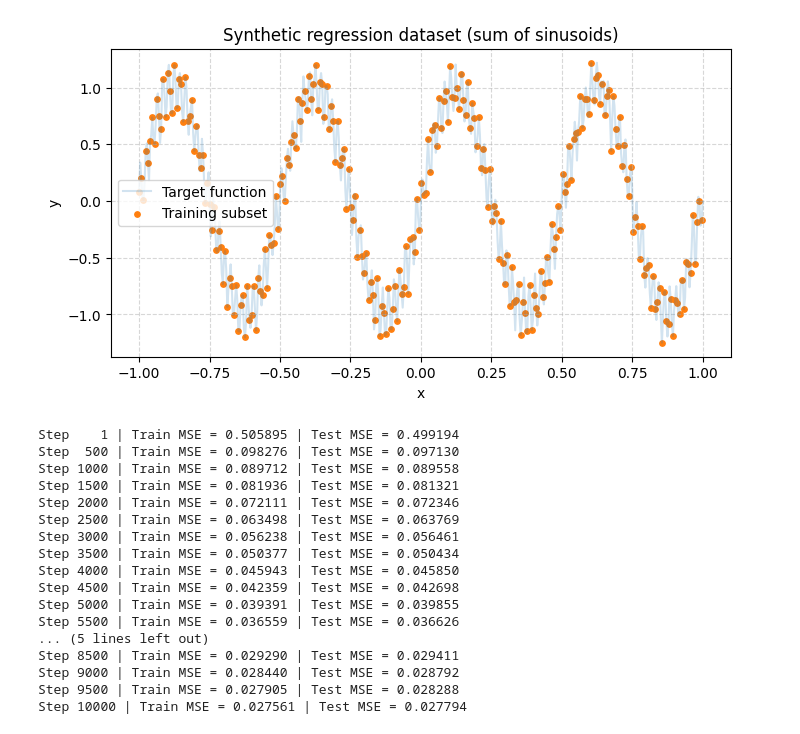
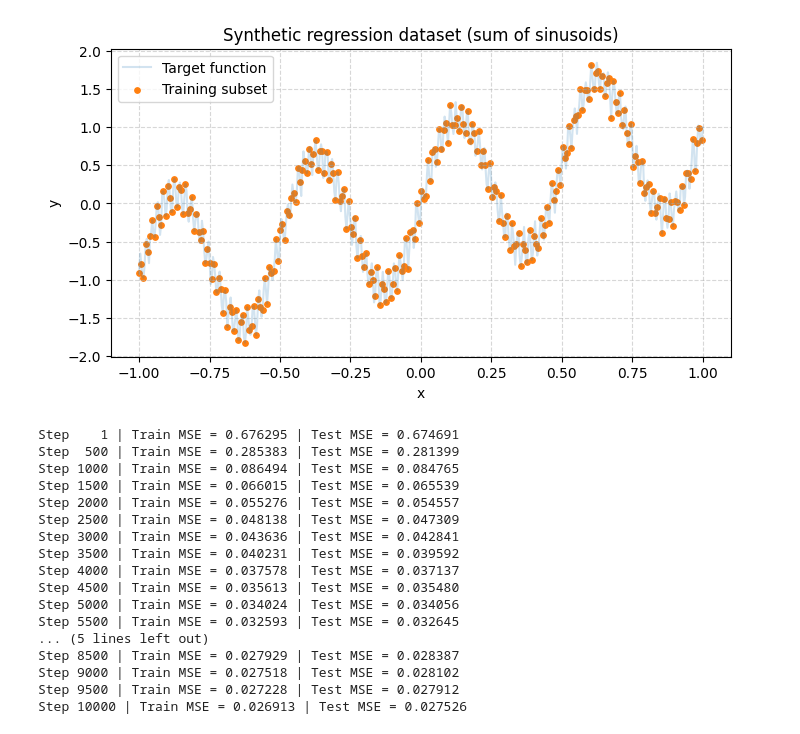
Before and after one commit to obi-wan-shinobi/msc-thesis, a Jupyter notebook: code/notebooks/simple-mlp-on-sinusoids.ipynb, the cells around one changed output. Cells and saved outputs as stored; diff of their text form; code cells hidden in the pictures.

```diff
--- a/code/notebooks/simple-mlp-on-sinusoids.ipynb
+++ b/code/notebooks/simple-mlp-on-sinusoids.ipynb
@@ -7,33 +7,33 @@ import matplotlib.pyplot as plt
 # %%
 # -----------------------------
 # 1. Generate data
 # -----------------------------
 key = random.PRNGKey(0)
 x = jnp.linspace(-1.0, 1.0, 512).reshape(-1, 1)
 
 # target function (sum of sinusoids)
 low = jnp.sin(4 * jnp.pi * x)
 high = 0.2 * jnp.sin(100 * jnp.pi * x)
 noise = 0.05 * jax.random.normal(key, x.shape)
 
-y = low + high + noise   # shape [N,1]
+y = low + high + noise + x   # shape [N,1]
 
 # train/test split
 X_train, y_train = x[0::2], y[0::2]
 X_test,  y_test  = x[1::2], y[1::2]
 
 # visualize full dataset
 plt.figure(figsize=(8, 4))
 plt.plot(x, y, label='Target function', color='C0', alpha=0.2)
 plt.scatter(X_train, y_train, color='C1', s=15, alpha=1, label='Training subset')
 plt.title("Synthetic regression dataset (sum of sinusoids)")
 plt.xlabel("x")
 plt.ylabel("y")
 plt.legend()
 plt.grid(True, ls='--', alpha=0.5)
 plt.show()
 # %% [output]
-[figure, old version]
+[figure, new version]
 # %%
 # -----------------------------
 # 2. Define MLP
@@ -79,23 +79,23 @@ for step in range(1, num_steps + 1):
         te = loss_fn(p, X_test, y_test)
         print(f"Step {step:4d} | Train MSE = {tr:.6f} | Test MSE = {te:.6f}")
 # %% [output]
-Step    1 | Train MSE = 0.505895 | Test MSE = 0.499194
-Step  500 | Train MSE = 0.098276 | Test MSE = 0.097130
-Step 1000 | Train MSE = 0.089712 | Test MSE = 0.089558
-Step 1500 | Train MSE = 0.081936 | Test MSE = 0.081321
-Step 2000 | Train MSE = 0.072111 | Test MSE = 0.072346
-Step 2500 | Train MSE = 0.063498 | Test MSE = 0.063769
-Step 3000 | Train MSE = 0.056238 | Test MSE = 0.056461
-Step 3500 | Train MSE = 0.050377 | Test MSE = 0.050434
-Step 4000 | Train MSE = 0.045943 | Test MSE = 0.045850
-Step 4500 | Train MSE = 0.042359 | Test MSE = 0.042698
-Step 5000 | Train MSE = 0.039391 | Test MSE = 0.039855
-Step 5500 | Train MSE = 0.036559 | Test MSE = 0.036626
+Step    1 | Train MSE = 0.676295 | Test MSE = 0.674691
+Step  500 | Train MSE = 0.285383 | Test MSE = 0.281399
+Step 1000 | Train MSE = 0.086494 | Test MSE = 0.084765
+Step 1500 | Train MSE = 0.066015 | Test MSE = 0.065539
+Step 2000 | Train MSE = 0.055276 | Test MSE = 0.054557
+Step 2500 | Train MSE = 0.048138 | Test MSE = 0.047309
+Step 3000 | Train MSE = 0.043636 | Test MSE = 0.042841
+Step 3500 | Train MSE = 0.040231 | Test MSE = 0.039592
+Step 4000 | Train MSE = 0.037578 | Test MSE = 0.037137
+Step 4500 | Train MSE = 0.035613 | Test MSE = 0.035480
+Step 5000 | Train MSE = 0.034024 | Test MSE = 0.034056
+Step 5500 | Train MSE = 0.032593 | Test MSE = 0.032645
 ... (5 lines left out)
-Step 8500 | Train MSE = 0.029290 | Test MSE = 0.029411
-Step 9000 | Train MSE = 0.028440 | Test MSE = 0.028792
-Step 9500 | Train MSE = 0.027905 | Test MSE = 0.028288
-Step 10000 | Train MSE = 0.027561 | Test MSE = 0.027794
+Step 8500 | Train MSE = 0.027929 | Test MSE = 0.028387
+Step 9000 | Train MSE = 0.027518 | Test MSE = 0.028102
+Step 9500 | Train MSE = 0.027228 | Test MSE = 0.027912
+Step 10000 | Train MSE = 0.026913 | Test MSE = 0.027526
 # %%
 # -----------------------------
 # 5. Plot results
```
Also changed, not shown: parts of 2 cells of this notebook.
